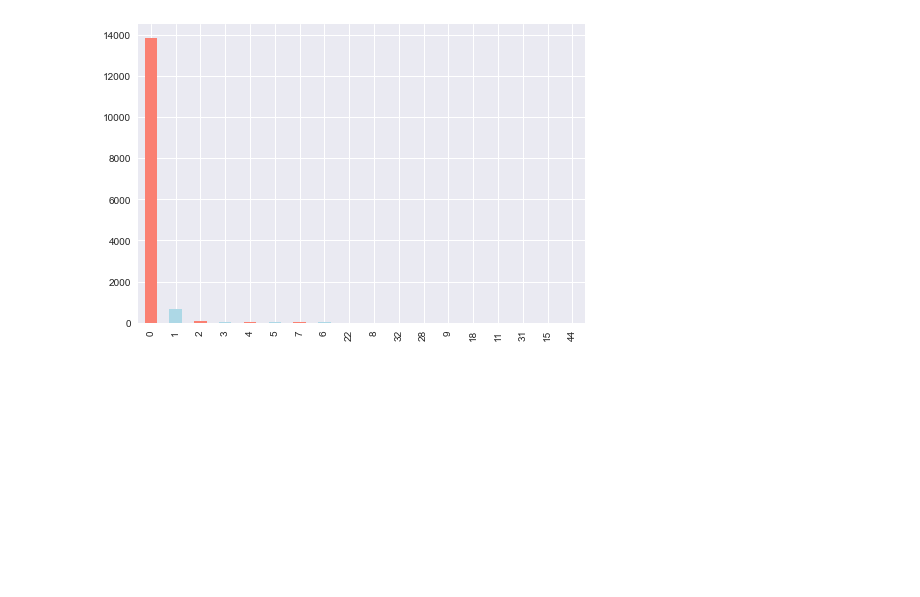
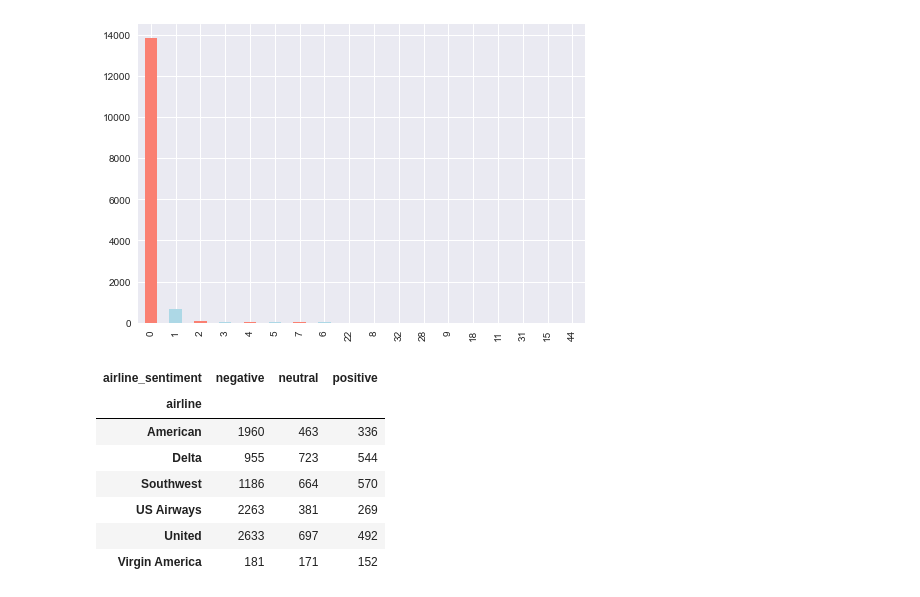
Before and after one commit to abideen-olawuwo/airline-twitter-sentiment, a Jupyter notebook: airline_sentimental_analysis.ipynb, the cells around one changed output. Saved outputs shown, nothing was run; the diff lists cells and outputs as text; code cells hidden in the pictures; blank space fills up the shorter version.

```diff
--- a/airline_sentimental_analysis.ipynb
+++ b/airline_sentimental_analysis.ipynb
@@ -180,3 +180,14 @@ Name: retweet_count, dtype: int64
 df["retweet_count"].value_counts().plot(kind="bar", color=["salmon", "lightblue"]);
 # %% [output]
 [figure]
+# %%
+pd.crosstab(df.airline, df.airline_sentiment)
+# %% [output]
+| airline_sentiment | negative | neutral | positive |
+| airline |  |  |  |
+| American | 1960 | 463 | 336 |
+| Delta | 955 | 723 | 544 |
+| Southwest | 1186 | 664 | 570 |
+| US Airways | 2263 | 381 | 269 |
+| United | 2633 | 697 | 492 |
+| Virgin America | 181 | 171 | 152 |
```
Also changed, not shown: parts of 3 cells of this notebook.
